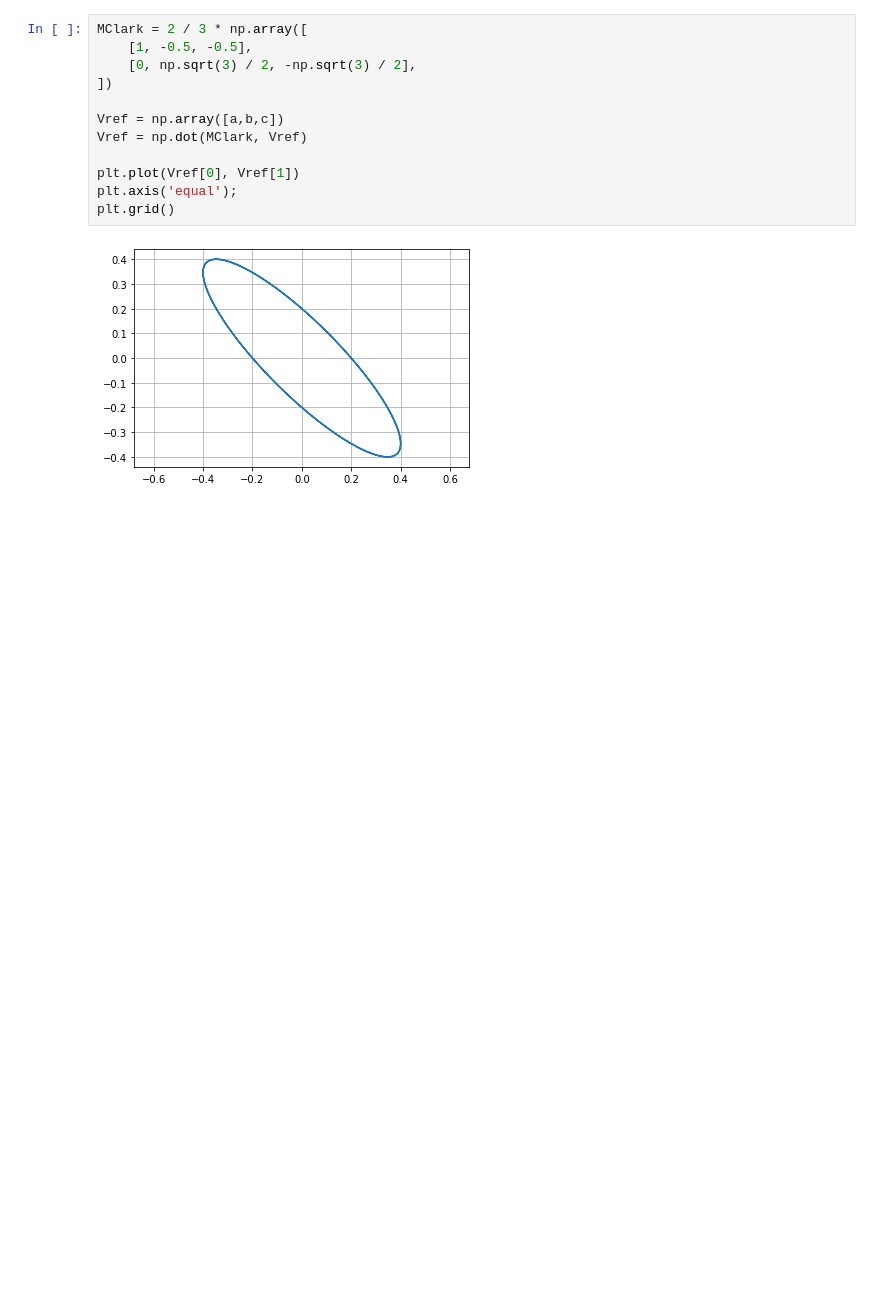
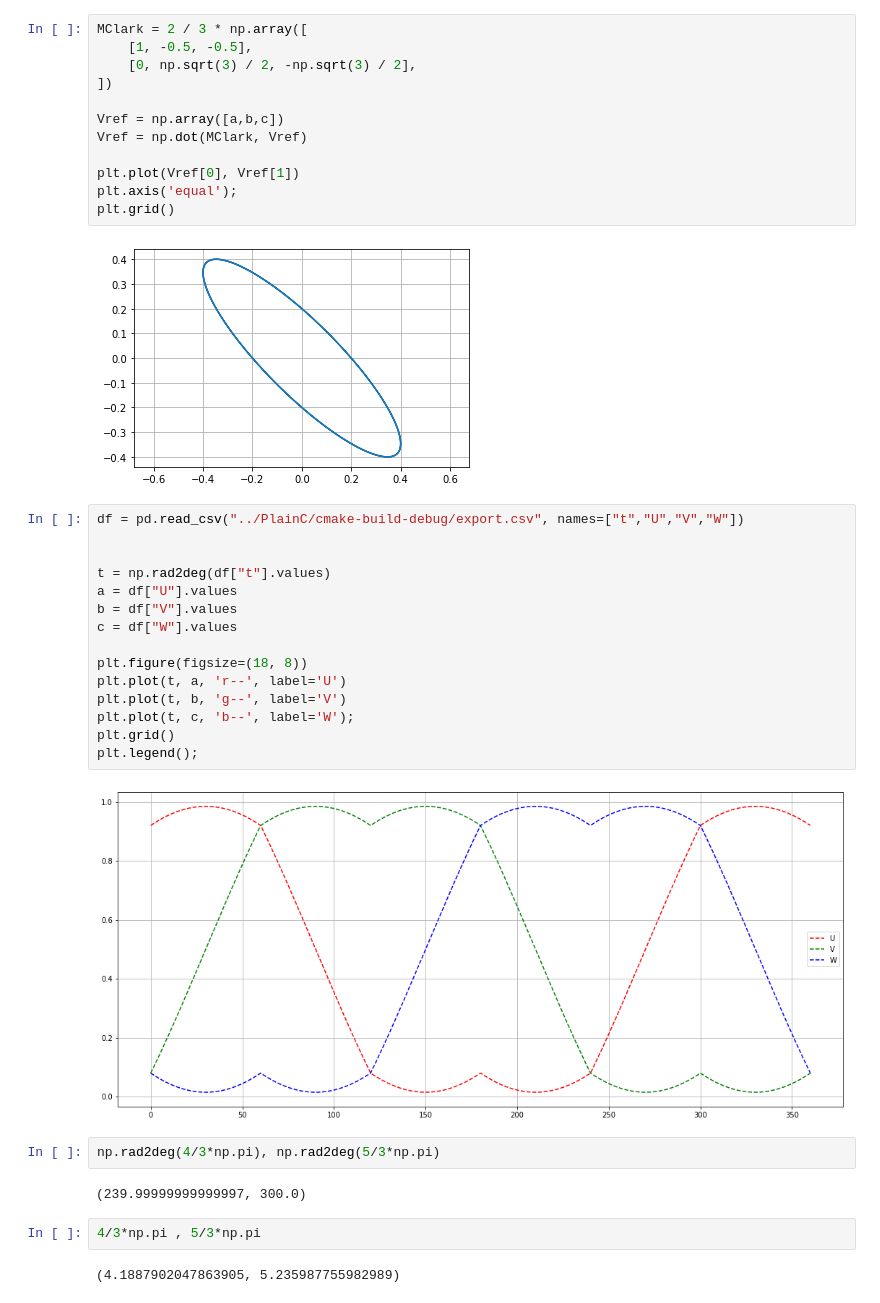
Before and after one commit to gadokrisztian/stm-svpwm, a Jupyter notebook: python/Untitled.ipynb, the cells around one changed output. Cells and saved outputs as stored; diff of their text form; blank space fills up the shorter version.

```diff
--- a/python/Untitled.ipynb
+++ b/python/Untitled.ipynb
@@ -89,3 +89,28 @@ plt.axis('equal');
 plt.grid()
 # %% [output]
 [figure]
+# %%
+df = pd.read_csv("../PlainC/cmake-build-debug/export.csv", names=["t","U","V","W"])
+
+
+t = np.rad2deg(df["t"].values)
+a = df["U"].values
+b = df["V"].values
+c = df["W"].values
+
+plt.figure(figsize=(18, 8))
+plt.plot(t, a, 'r--', label='U')
+plt.plot(t, b, 'g--', label='V')
+plt.plot(t, c, 'b--', label='W');
+plt.grid()
+plt.legend();
+# %% [output]
+[figure, added]
+# %%
+np.rad2deg(4/3*np.pi), np.rad2deg(5/3*np.pi)
+# %% [output]
+(239.99999999999997, 300.0)
+# %%
+4/3*np.pi , 5/3*np.pi
+# %% [output]
+(4.1887902047863905, 5.235987755982989)
```
Also changed, not shown: parts of 2 cells of this notebook, 2 other files.
